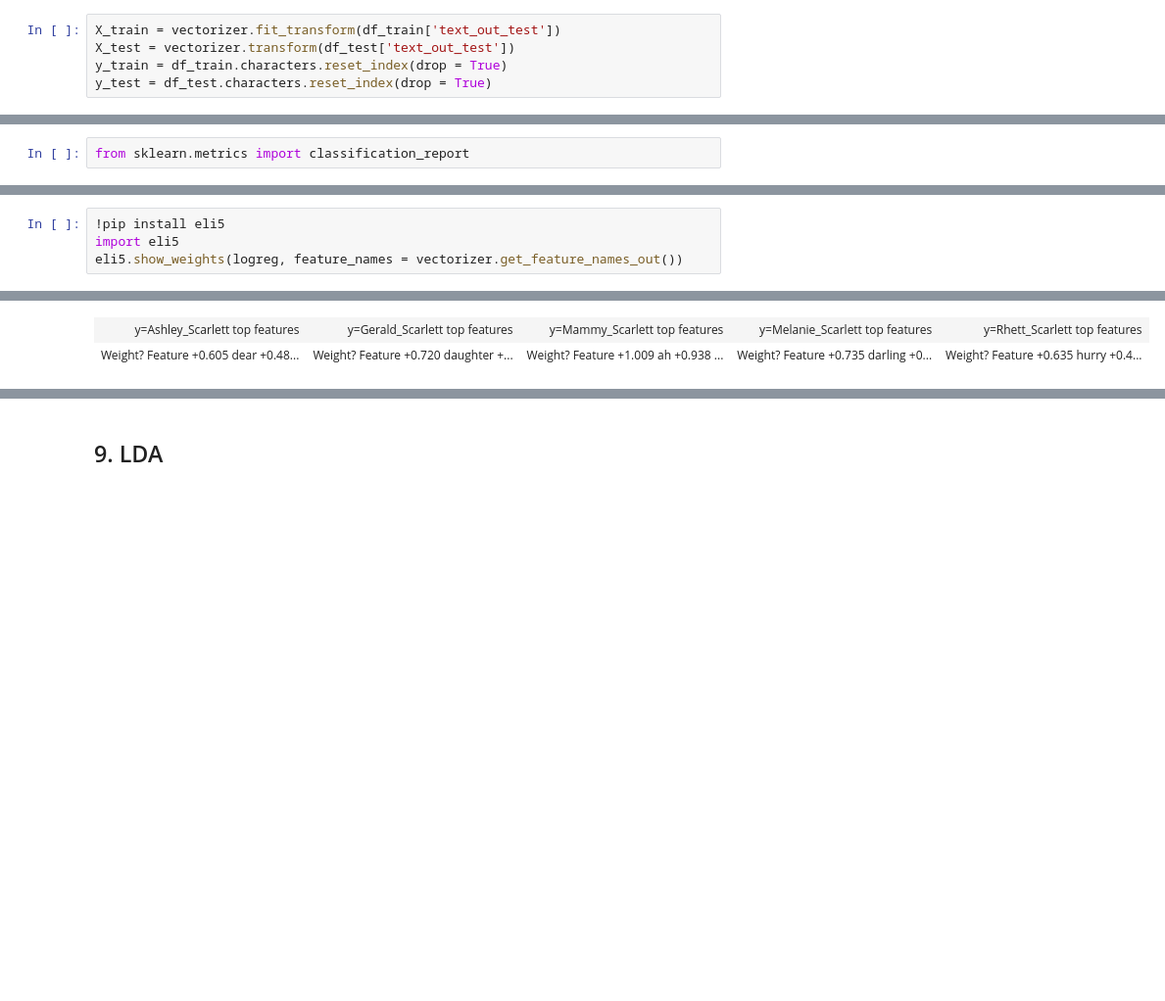
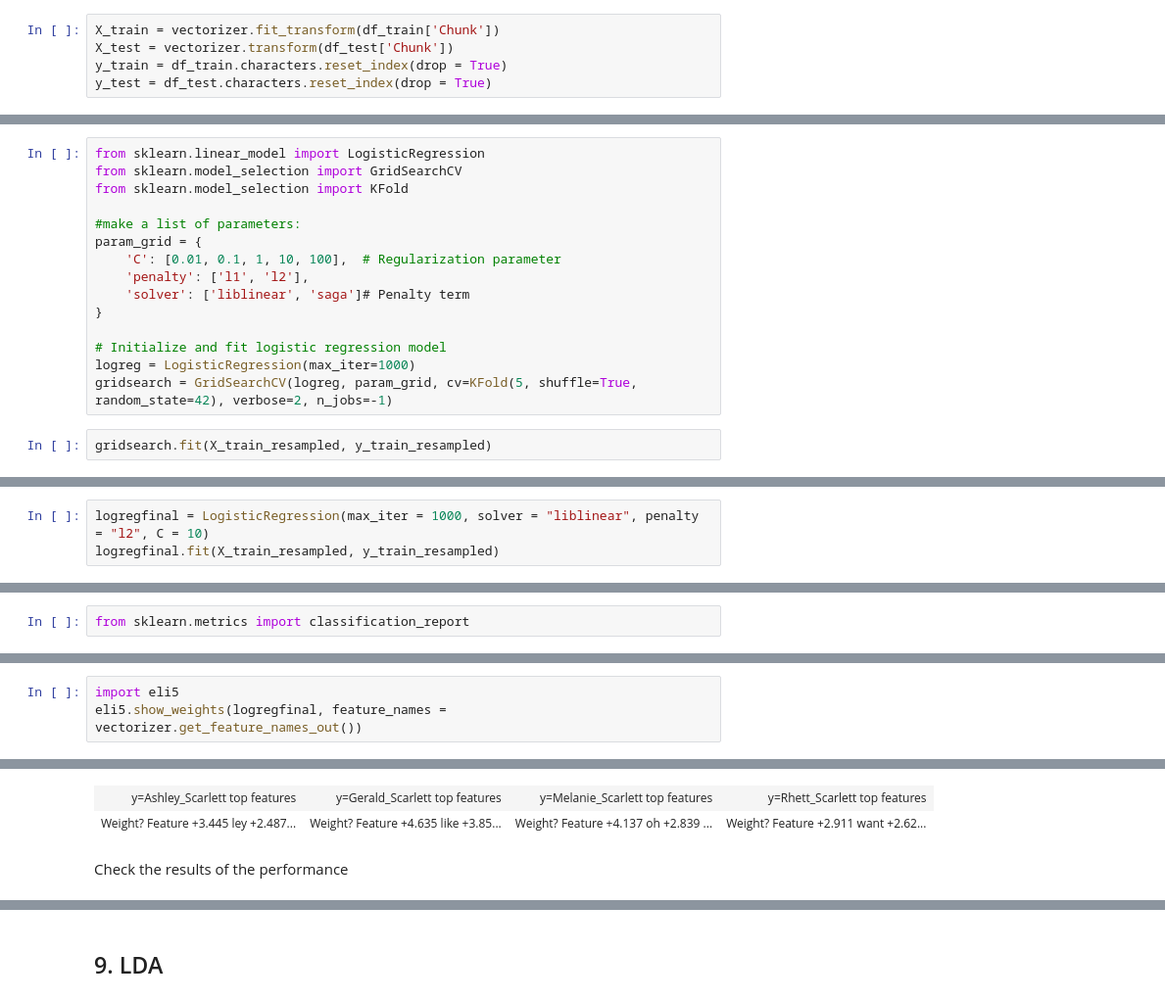
Before and after one commit to mkorob/NovelAnalysis, a Jupyter notebook: GoneWithTheWind.ipynb, the cells around one changed output, grey strips where cells are left out. Shown at 98% size. Drawn from its saved outputs; the diff is of its cells as text; blank space fills up the shorter version.

```diff
--- a/GoneWithTheWind.ipynb
+++ b/GoneWithTheWind.ipynb
@@ -503,6 +769,6 @@ Name: count, dtype: int64
 # %%
-X_train = vectorizer.fit_transform(df_train['text_out_test'])
-X_test = vectorizer.transform(df_test['text_out_test'])
+X_train = vectorizer.fit_transform(df_train['Chunk'])
+X_test = vectorizer.transform(df_test['Chunk'])
 y_train = df_train.characters.reset_index(drop = True)
 y_test = df_test.characters.reset_index(drop = True)
 # %%
@@ -559,0 +840,17 @@ LogisticRegression(max_iter=1000)
+# %%
+from sklearn.linear_model import LogisticRegression
+from sklearn.model_selection import GridSearchCV
+from sklearn.model_selection import KFold
+
+#make a list of parameters:
+param_grid = {
+    'C': [0.01, 0.1, 1, 10, 100],  # Regularization parameter
+    'penalty': ['l1', 'l2'],
+    'solver': ['liblinear', 'saga']# Penalty term
+}
+
+# Initialize and fit logistic regression model
+logreg = LogisticRegression(max_iter=1000)
+gridsearch = GridSearchCV(logreg, param_grid, cv=KFold(5, shuffle=True, random_state=42), verbose=2, n_jobs=-1)
+# %%
+gridsearch.fit(X_train_resampled, y_train_resampled)
@@ -559,0 +888,3 @@ LogisticRegression(max_iter=1000)
+# %%
+logregfinal = LogisticRegression(max_iter = 1000, solver = "liblinear", penalty = "l2", C = 10)
+logregfinal.fit(X_train_resampled, y_train_resampled)
@@ -598,5 +945,4 @@ Melanie_Scarlett       0.74      0.48      0.58       101
 # %%
-!pip install eli5
 import eli5
-eli5.show_weights(logreg, feature_names = vectorizer.get_feature_names_out())
+eli5.show_weights(logregfinal, feature_names = vectorizer.get_feature_names_out())
 # %% [output]
@@ -615,2 +949,4 @@ Requirement already satisfied: threadpoolctl>=2.0.0 in /usr/local/lib/python3.10
-| y=Ashley_Scarlett top features | y=Gerald_Scarlett top features | y=Mammy_Scarlett top features | y=Melanie_Scarlett top features | y=Rhett_Scarlett top features |
-| Weight? Feature +0.605 dear +0.48... | Weight? Feature +0.720 daughter +... | Weight? Feature +1.009 ah +0.938 ... | Weight? Feature +0.735 darling +0... | Weight? Feature +0.635 hurry +0.4... |
+| y=Ashley_Scarlett top features | y=Gerald_Scarlett top features | y=Melanie_Scarlett top features | y=Rhett_Scarlett top features |
+| Weight? Feature +3.445 ley +2.487... | Weight? Feature +4.635 like +3.85... | Weight? Feature +4.137 oh +2.839 ... | Weight? Feature +2.911 want +2.62... |
+# %% [markdown]
+Check the results of the performance
```
Also changed, not shown: parts of 68 cells of this notebook.
